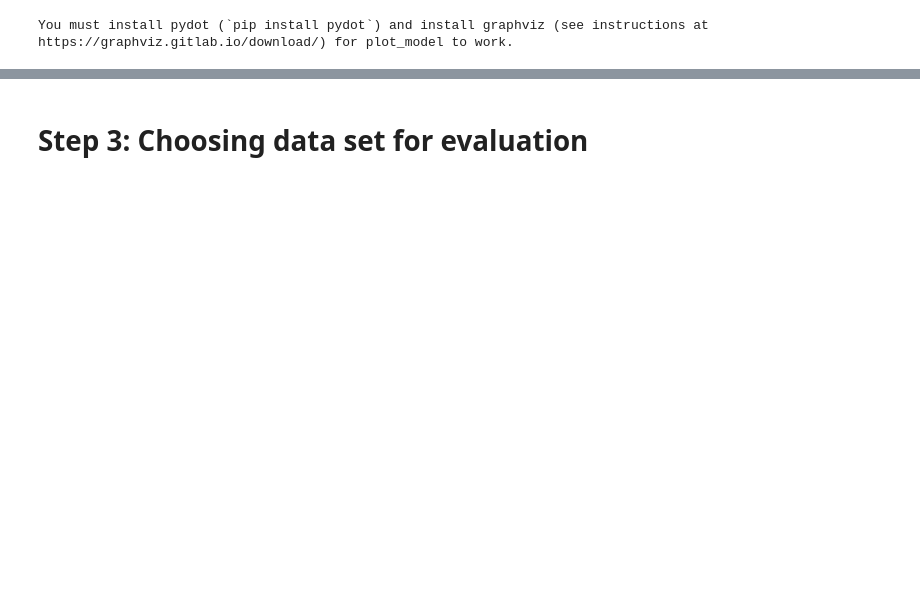
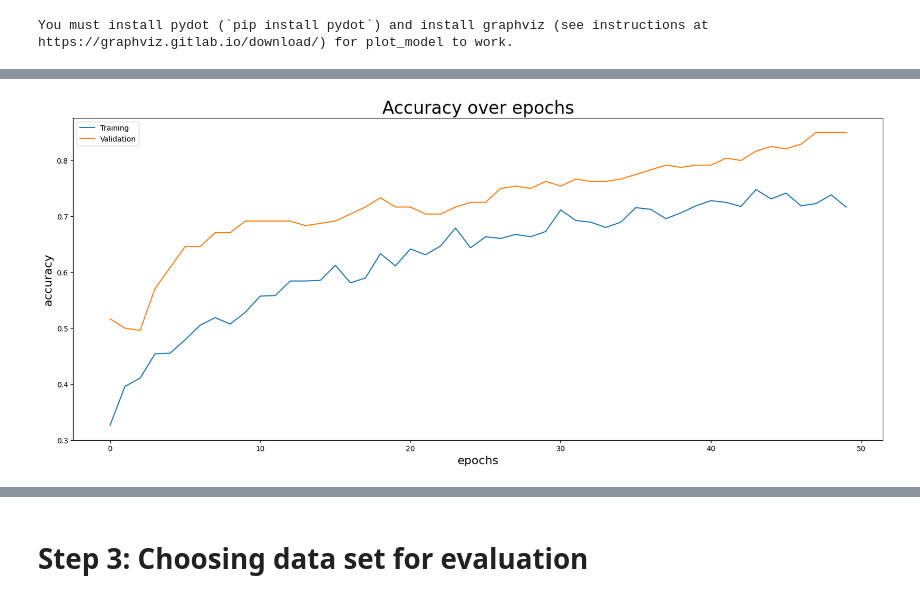
Before and after one commit to DJCordhose/buch-machine-learning-notebooks, a Jupyter notebook: kap11/train.ipynb, the cells around one changed output, grey strips where cells are left out. Saved outputs shown, nothing was run; the diff lists cells and outputs as text; code cells hidden in the pictures; blank space fills up the shorter version.

```diff
--- a/kap11/model.ipynb
+++ b/kap11/train.ipynb
@@ -177,3 +293,13 @@ Wall time: 16.6 s
+# %%
+plt.ylabel("accuracy")
+plt.xlabel("epochs")
+plt.title('Accuracy over epochs')
+
+plt.plot(history.history['accuracy'])
+plt.plot(history.history['val_accuracy'])
+plt.legend(['Training', 'Validation']);
+# %% [output]
+[figure, added]
 # %%
 val_accuracy = history.history['val_accuracy'][-1]
 val_loss = history.history['val_loss'][-1]
```
Also changed, not shown: parts of 43 cells of this notebook, 2 other files.
